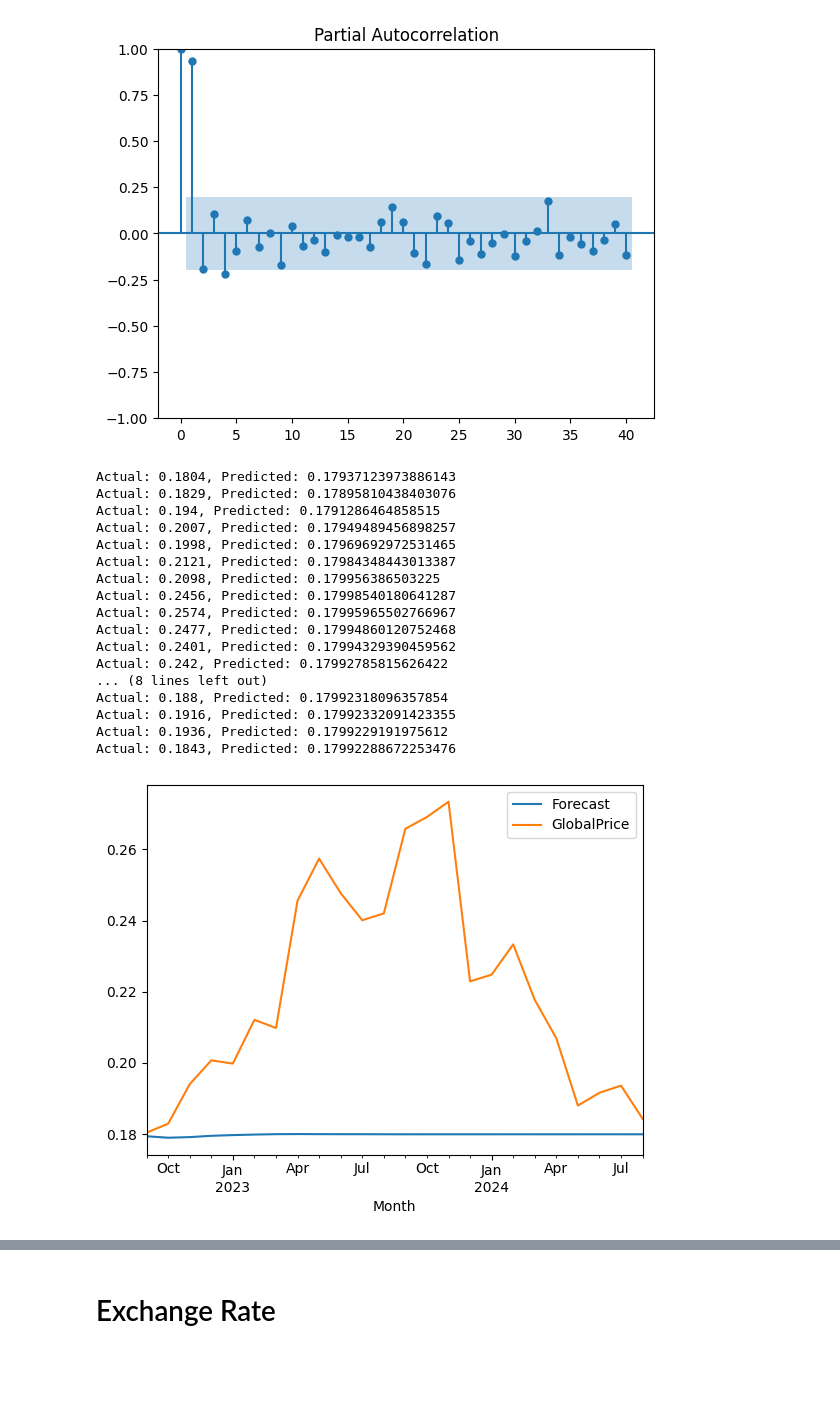
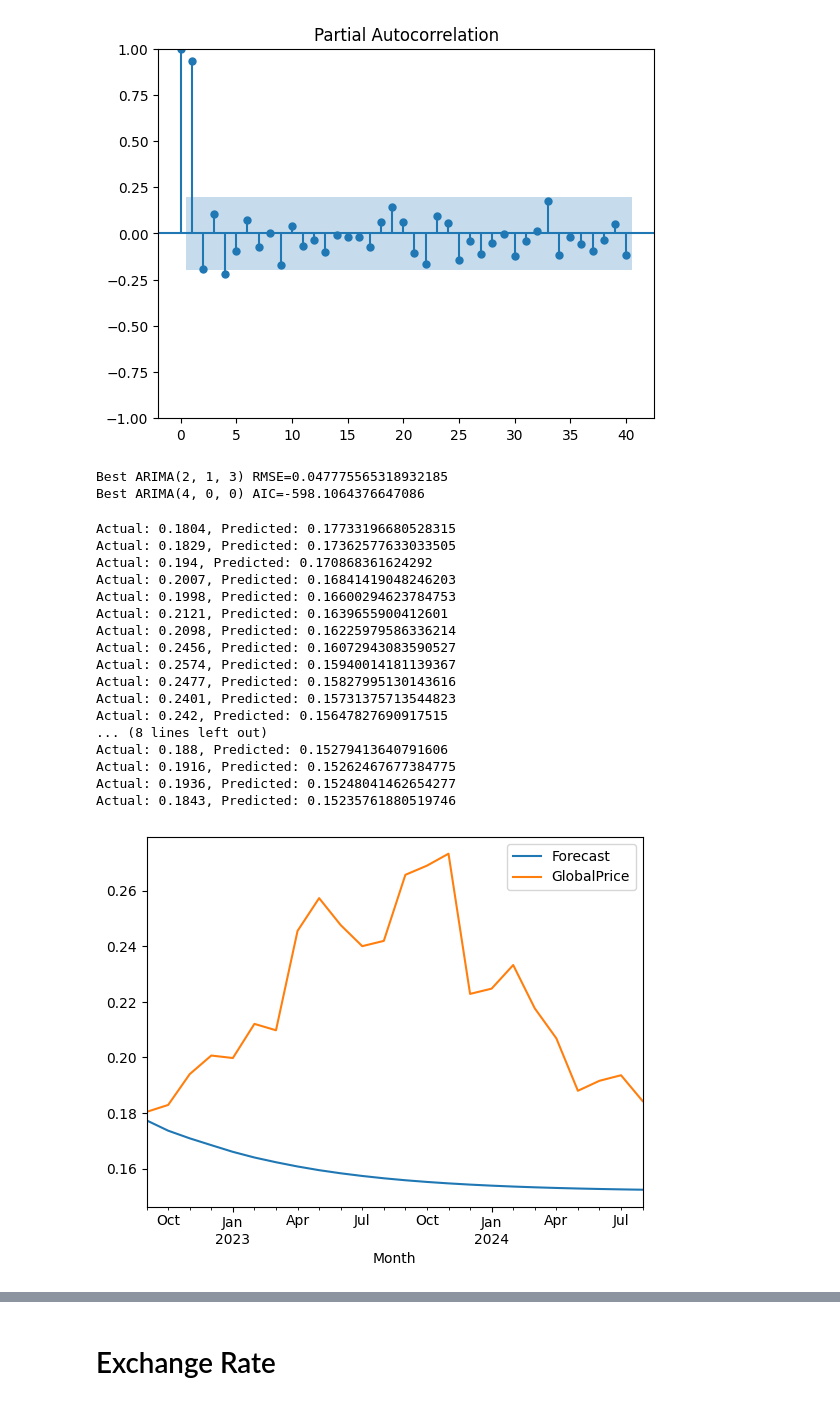
Before and after one commit to LeinnarF/Math_Modeling_Research_ARIMAX, a Jupyter notebook: Exog_forecast.ipynb, the cells around one changed output, grey strips where cells are left out. Cells and saved outputs as stored; diff of their text form; code cells hidden in the pictures; blank space fills up the shorter version.

```diff
--- a/Exog_forecast.ipynb
+++ b/Exog_forecast.ipynb
@@ -310,25 +421,31 @@ ACF_PACF(gPrice_train, 40)
 # %% [output]
 [figure]
 [figure]
+# %%
+Order_RMSE(gPrice_train, gPrice_test, range(0, 5), range(0, 2), range(0, 5))
+Order_AIC(gPrice_train, gPrice_test, range(0, 5), range(0, 2), range(0, 5))
+# %% [output]
+Best ARIMA(2, 1, 3) RMSE=0.047775565318932185
+Best ARIMA(4, 0, 0) AIC=-598.1064376647086
 # %%
-Model(gPrice_train, gPrice_test, (5,1,0))
+Model(gPrice_train, gPrice_test, (4,0,0))
 # %% [output]
-Actual: 0.1804, Predicted: 0.17937123973886143
-Actual: 0.1829, Predicted: 0.17895810438403076
-Actual: 0.194, Predicted: 0.1791286464858515
-Actual: 0.2007, Predicted: 0.17949489456898257
-Actual: 0.1998, Predicted: 0.17969692972531465
-Actual: 0.2121, Predicted: 0.17984348443013387
-Actual: 0.2098, Predicted: 0.179956386503225
-Actual: 0.2456, Predicted: 0.17998540180641287
-Actual: 0.2574, Predicted: 0.17995965502766967
-Actual: 0.2477, Predicted: 0.17994860120752468
-Actual: 0.2401, Predicted: 0.17994329390459562
-Actual: 0.242, Predicted: 0.17992785815626422
+Actual: 0.1804, Predicted: 0.17733196680528315
+Actual: 0.1829, Predicted: 0.17362577633033505
+Actual: 0.194, Predicted: 0.170868361624292
+Actual: 0.2007, Predicted: 0.16841419048246203
+Actual: 0.1998, Predicted: 0.16600294623784753
+Actual: 0.2121, Predicted: 0.1639655900412601
+Actual: 0.2098, Predicted: 0.16225979586336214
+Actual: 0.2456, Predicted: 0.16072943083590527
+Actual: 0.2574, Predicted: 0.15940014181139367
+Actual: 0.2477, Predicted: 0.15827995130143616
+Actual: 0.2401, Predicted: 0.15731375713544823
+Actual: 0.242, Predicted: 0.15647827690917515
 ... (8 lines left out)
-Actual: 0.188, Predicted: 0.17992318096357854
-Actual: 0.1916, Predicted: 0.17992332091423355
-Actual: 0.1936, Predicted: 0.1799229191975612
-Actual: 0.1843, Predicted: 0.17992288672253476
+Actual: 0.188, Predicted: 0.15279413640791606
+Actual: 0.1916, Predicted: 0.15262467677384775
+Actual: 0.1936, Predicted: 0.15248041462654277
+Actual: 0.1843, Predicted: 0.15235761880519746
-[figure, old version]
+[figure, new version]
 # %%
```
Also changed, not shown: parts of 40 cells of this notebook, 1 other file.
